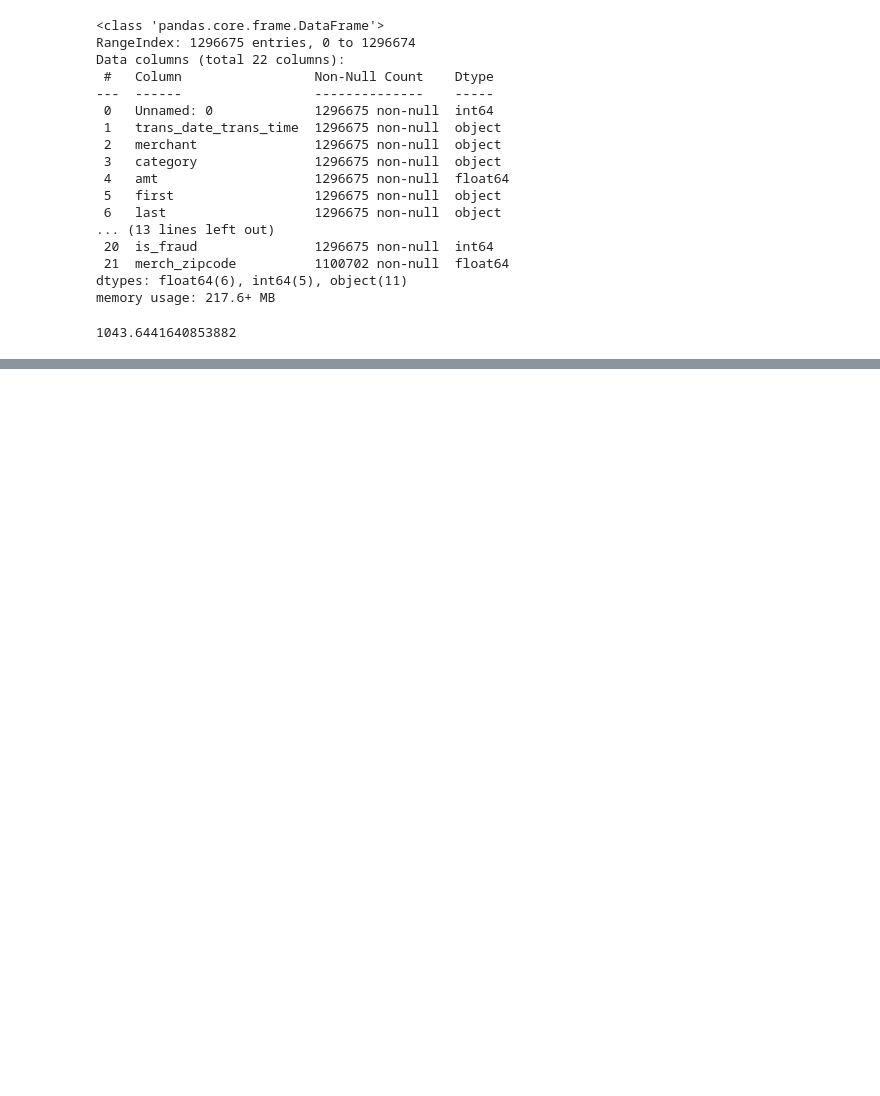
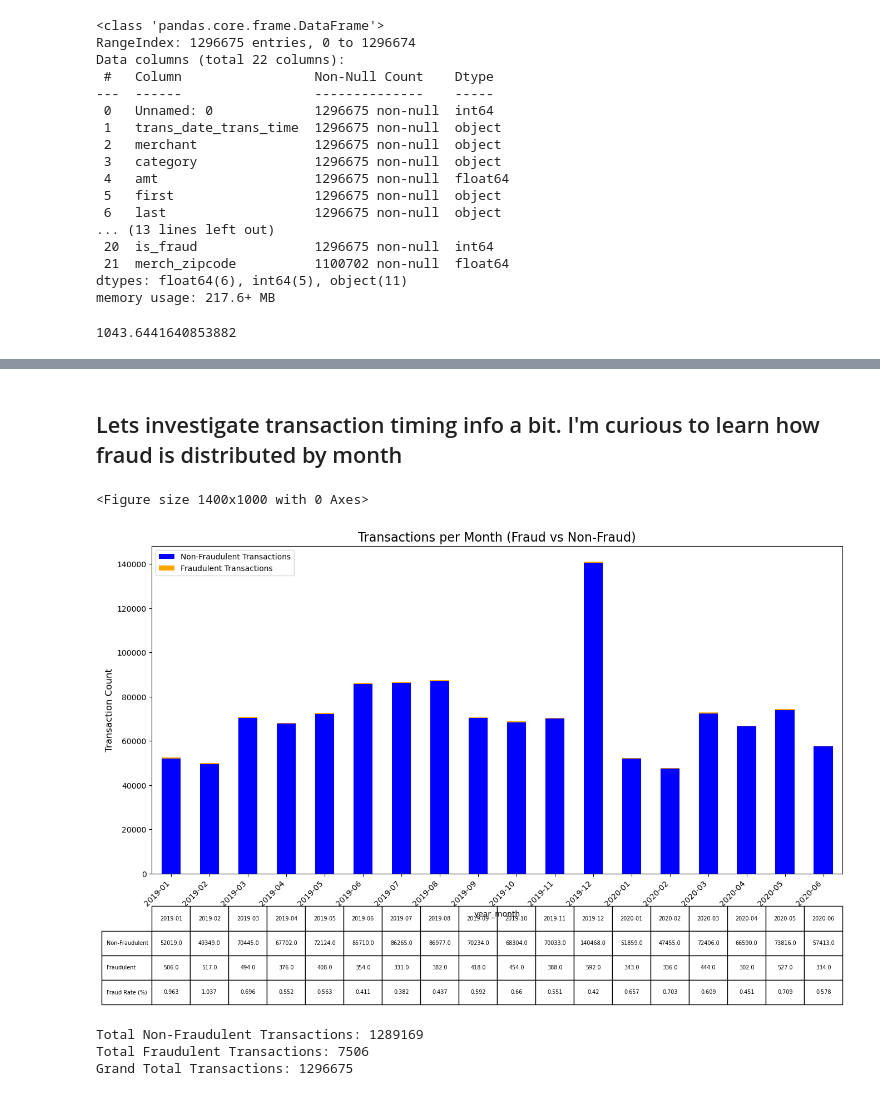
Before and after one commit to brendan-mcdonald-cspb/4502GROUP10, a Jupyter notebook: cctransactions_nbv4.ipynb, the cells around one changed output, grey strips where cells are left out. Saved outputs shown, nothing was run; the diff lists cells and outputs as text; code cells hidden in the pictures; blank space fills up the shorter version.

Commit message:
Data cleaning and data vis

```diff
--- a/cctransactions_nbv4.ipynb
+++ b/cctransactions_nbv4.ipynb
@@ -177,0 +162,50 @@ memory usage: 0.0+ bytes
+# %% [markdown]
+## Lets investigate transaction timing info a bit. I'm curious to learn how fraud is distributed by month
+# %%
+# calculate the fraud rate by month
+fraud_counts['Fraud_Rate'] = (fraud_counts[1] / (fraud_counts[0] + fraud_counts[1])) * 100
+fraud_counts['Fraud_Rate'] = fraud_counts['Fraud_Rate'].round(3)
+
+# build a stacked bar chart with counts of regular and fraudulent transactions
+plt.figure(figsize=(14, 10))
+ax = fraud_counts[[0, 1]].plot(kind='bar', stacked=True, figsize=(14, 7), color=['blue', 'orange'])
+plt.title('Transactions per Month (Fraud vs Non-Fraud)', fontsize=16)
+# plt.xlabel('Year-Month', fontsize=12, loc='left')
+plt.ylabel('Transaction Count', fontsize=12)
+plt.xticks(rotation=45, ha='right', fontsize=10)
+plt.legend(['Non-Fraudulent Transactions', 'Fraudulent Transactions'], loc='upper left', fontsize=10)
+
+# build the sub-table
+table_data_transposed = fraud_counts[[0, 1]].transpose()
+fraud_rate_row = fraud_counts['Fraud_Rate']
+table_with_fraud_rate = pd.concat([table_data_transposed, fraud_rate_row.to_frame().T])
+table_with_fraud_rate.index = ['Non-Fraudulent', 'Fraudulent', 'Fraud Rate (%)']
+
+# plot table with fraud rate
+plt.table(cellText=table_with_fraud_rate.values,
+          colLabels=table_with_fraud_rate.columns.astype(str),
+          rowLabels=table_with_fraud_rate.index,
+          cellLoc='center', loc='bottom', bbox=[0, -0.4, 1, 0.3])
+
+# fit the table and plot it
+plt.tight_layout()
+plt.subplots_adjust(bottom=.1)
+plt.show()
+# %% [output]
+<Figure size 1400x1000 with 0 Axes>
+[figure, added]
+# %%
+total_non_fraudulent = fraud_counts[0].sum()  # Non-fraudulent transactions
+total_fraudulent = fraud_counts[1].sum()      # Fraudulent transactions
+
+# Calculate grand total
+grand_total = total_non_fraudulent + total_fraudulent
+
+# Display the totals
+print(f"Total Non-Fraudulent Transactions: {total_non_fraudulent}")
+print(f"Total Fraudulent Transactions: {total_fraudulent}")
+print(f"Grand Total Transactions: {grand_total}")
+# %% [output]
+Total Non-Fraudulent Transactions: 1289169
+Total Fraudulent Transactions: 7506
+Grand Total Transactions: 1296675
```
Also changed, not shown: parts of 45 cells of this notebook.
